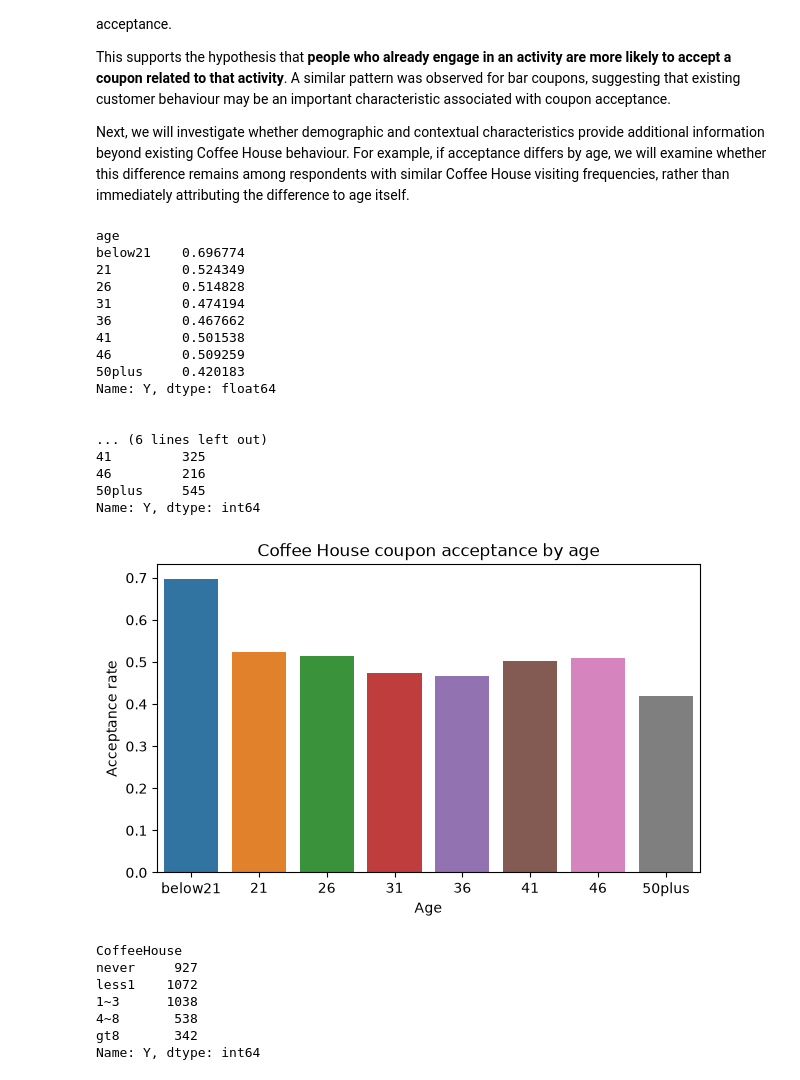
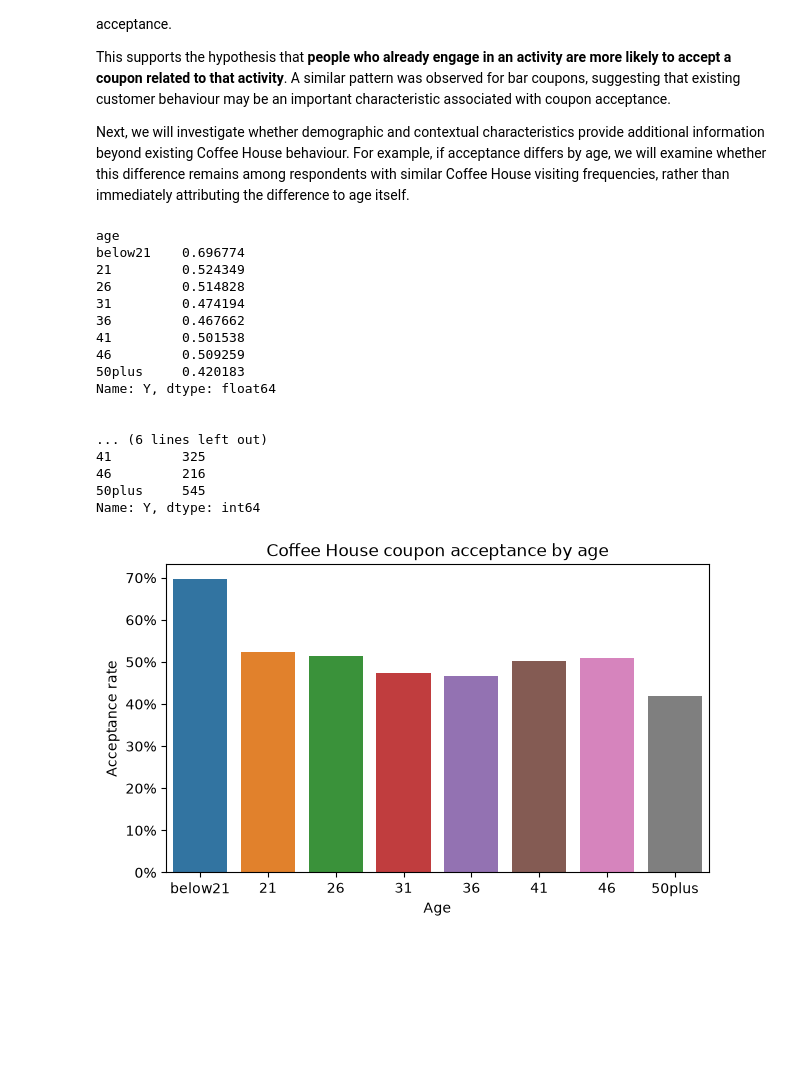
Before and after one commit to mvin-odissey/coupon-acceptance-analysis, a Jupyter notebook: prompt.ipynb, the cells around one changed output. Cells and saved outputs as stored; diff of their text form; code cells hidden in the pictures; blank space fills up the shorter version.

```diff
--- a/prompt.ipynb
+++ b/prompt.ipynb
@@ -845,7 +855,7 @@ This supports the hypothesis that **people who already engage in an activity are
 
 Next, we will investigate whether demographic and contextual characteristics provide additional information beyond existing Coffee House behaviour. For example, if acceptance differs by age, we will examine whether this difference remains among respondents with similar Coffee House visiting frequencies, rather than immediately attributing the difference to age itself.
 # %%
-# Check the hypothesis that age can impact the acceptance among coffee house visitors
+# Investigate whether age is associated with Coffee House coupon acceptance
 
 age_order = ["below21", "21", "26", "31", "36", "41", "46", "50plus"]
 
@@ -876,47 +886,34 @@ sns.barplot(
     x=coffee_age_acceptance.index,
     y=coffee_age_acceptance.values,
     hue=coffee_age_acceptance.index,
     #palette=colors,
     legend=False
 )
 
 plt.title("Coffee House coupon acceptance by age")
 plt.xlabel("Age")
 plt.ylabel("Acceptance rate")
 
+from matplotlib.ticker import PercentFormatter
+plt.gca().yaxis.set_major_formatter(PercentFormatter(1))
+
 plt.show()
-
-coffee_house_count = (
-    coffee_coupons
-    .groupby("CoffeeHouse")["Y"]
-    .count()
-    .reindex(coffee_order)
-)
-
-print(coffee_house_count)
 # %% [output]
 age
 below21    0.696774
 21         0.524349
 26         0.514828
 31         0.474194
 36         0.467662
 41         0.501538
 46         0.509259
 50plus     0.420183
 Name: Y, dtype: float64
 
 
 ... (6 lines left out)
 41         325
 46         216
 50plus     545
 Name: Y, dtype: int64
-[figure, old version]
+[figure, new version]
-CoffeeHouse
-never     927
-less1    1072
-1~3      1038
-4~8       538
-gt8       342
-Name: Y, dtype: int64
```
Also changed, not shown: parts of 11 cells of this notebook, 10 other files.
